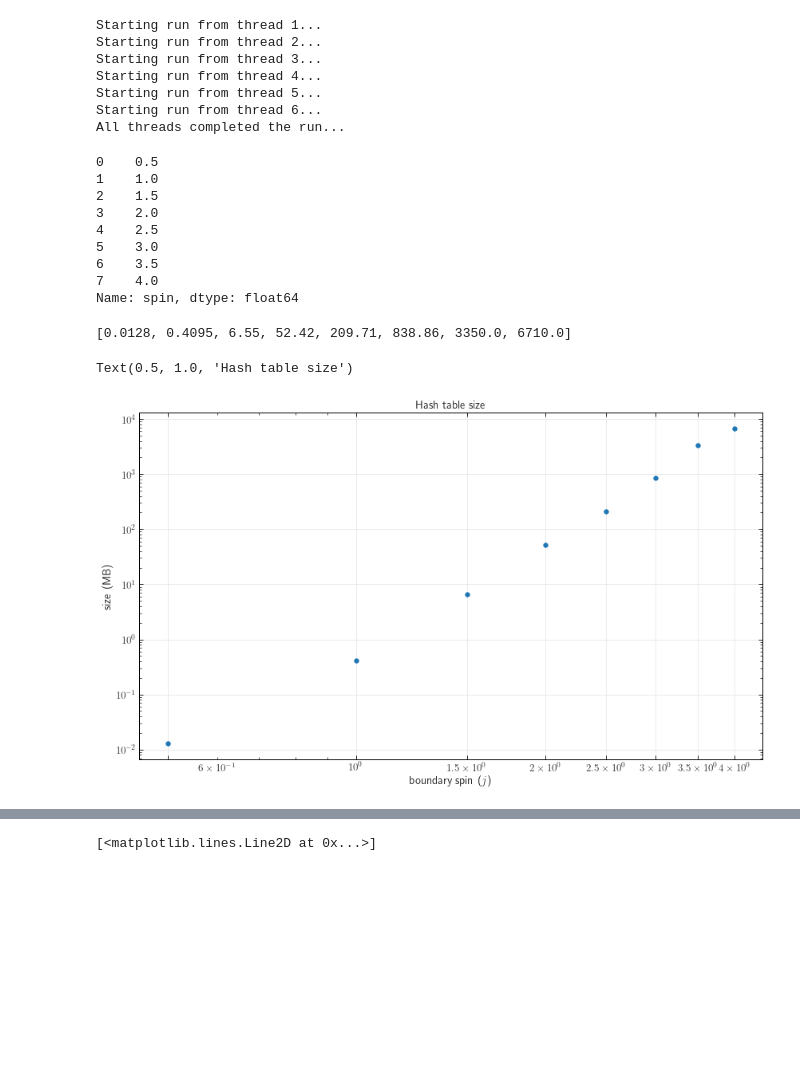
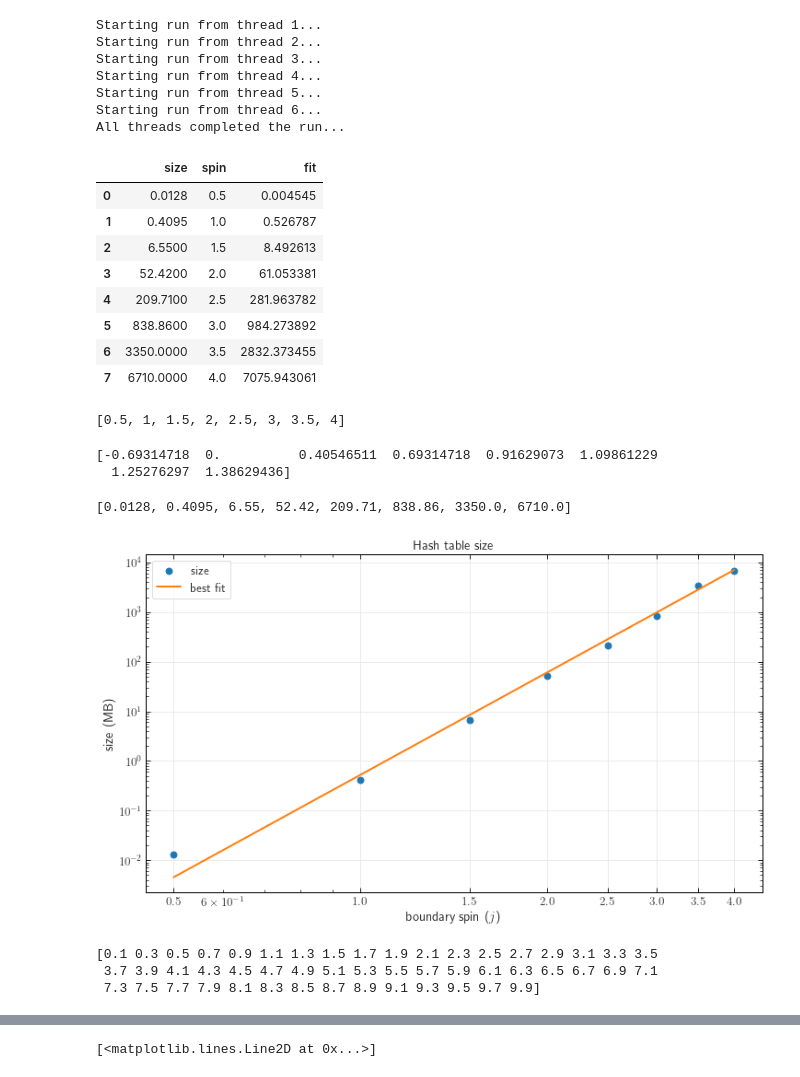
Before and after one commit to PietropaoloFrisoni/MCMC_16_cells_spinfoam, a Jupyter notebook: JupNotebook.ipynb, the cells around one changed output, grey strips where cells are left out. Drawn from its saved outputs; the diff is of its cells as text; code cells hidden in the pictures; blank space fills up the shorter version.

Commit message:
loglog plot with fit done, cleaned makefile

```diff
--- a/JupNotebook.ipynb
+++ b/JupNotebook.ipynb
@@ -81,22 +98,36 @@ size_hash_tables_in_MB = [12.8e-03, 409.5e-03, 6.55, 52.42, 209.71, 838.86, 3.35
 
 corresponding_spin = [0.5, 1, 1.5, 2, 2.5, 3, 3.5, 4]
 
+m, c = np.polyfit(np.log(corresponding_spin), np.log(size_hash_tables_in_MB), 1, w=np.sqrt(size_hash_tables_in_MB)) # fit log(y) = m*log(x) + c
+y_fit = np.exp(m*np.log(corresponding_spin) + c) # calculate the fitted values of y
+
 df = pd.DataFrame({
    "size" : size_hash_tables_in_MB,
    "spin" : corresponding_spin,
+    "fit" : y_fit
     })
 # %%
-df.spin
+df
 # %% [output]
-0    0.5
-1    1.0
-2    1.5
-3    2.0
-4    2.5
-5    3.0
-6    3.5
-7    4.0
-Name: spin, dtype: float64
+|  | size | spin | fit |
+| 0 | 0.0128 | 0.5 | 0.004545 |
+| 1 | 0.4095 | 1.0 | 0.526787 |
+| 2 | 6.5500 | 1.5 | 8.492613 |
+| 3 | 52.4200 | 2.0 | 61.053381 |
+| 4 | 209.7100 | 2.5 | 281.963782 |
+| 5 | 838.8600 | 3.0 | 984.273892 |
+| 6 | 3350.0000 | 3.5 | 2832.373455 |
+| 7 | 6710.0000 | 4.0 | 7075.943061 |
+# %%
+corresponding_spin
+# %% [output]
+[0.5, 1, 1.5, 2, 2.5, 3, 3.5, 4]
+# %%
+logx = np.log(corresponding_spin)
+print(logx)
+# %% [output]
+[-0.69314718  0.          0.40546511  0.69314718  0.91629073  1.09861229
+  1.25276297  1.38629436]
 # %%
 size_hash_tables_in_MB
 # %% [output]
@@ -104,13 +137,25 @@ size_hash_tables_in_MB
 # %%
-ax = df.plot(x='spin',y='size', s=30, xticks = df.spin,
-             kind='scatter', grid='false', color='tab:blue',
-             logy=True, logx=True, figsize=(14,8))
+ax = df.plot(x='spin', y='size', s=50, xticks = corresponding_spin,
+             kind='scatter', grid='false', color='tab:blue', label='size',
+             logy=True, logx=True, figsize=(12,6.75))
+df.plot(x='spin', y='fit', ax=ax, kind='line', color='tab:orange', label='best fit')
+plt.ylabel("size (MB)")
+plt.xlabel("boundary spin ($j$)")
+plt.title('Hash table size')
+ax.xaxis.set_major_formatter(ScalarFormatter())
 
-plt.ylabel("size (MB)")
-plt.xlabel("boundary spin ($ j $)")
-#plt.legend(loc='upper left')
 
-plt.title('Hash table size')
+plt.show()
 # %% [output]
-Text(0.5, 1.0, 'Hash table size')
-[figure, old version]
+[figure, new version]
+# %%
+import numpy as np
+import matplotlib.pyplot as plt
+
+x_data = np.arange(0.1,10,0.2)    # generate some simple data starting in the range 0.1-10 with steps of 0.2
+print(x_data)                     # Let's check the data
+y_data = x_data**2
+# %% [output]
+[0.1 0.3 0.5 0.7 0.9 1.1 1.3 1.5 1.7 1.9 2.1 2.3 2.5 2.7 2.9 3.1 3.3 3.5
+ 3.7 3.9 4.1 4.3 4.5 4.7 4.9 5.1 5.3 5.5 5.7 5.9 6.1 6.3 6.5 6.7 6.9 7.1
+ 7.3 7.5 7.7 7.9 8.1 8.3 8.5 8.7 8.9 9.1 9.3 9.5 9.7 9.9]
```
Also changed, not shown: parts of 9 cells of this notebook, 6 other files.
